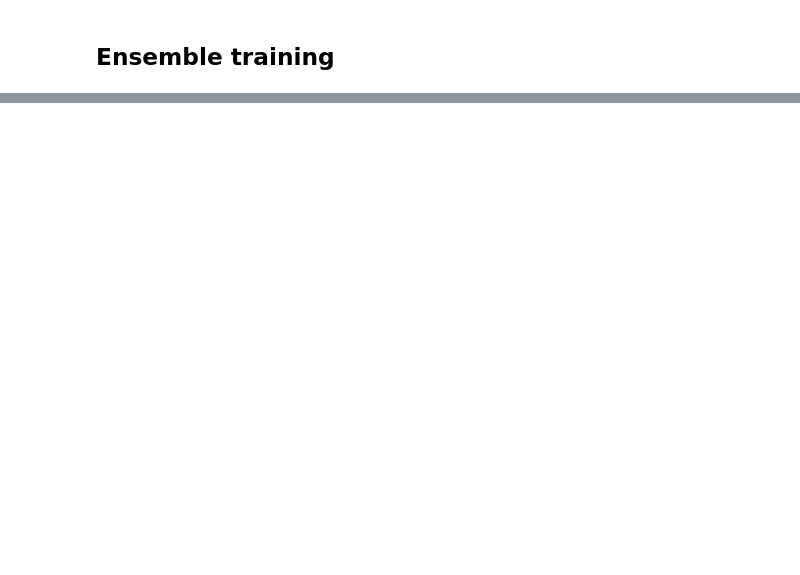
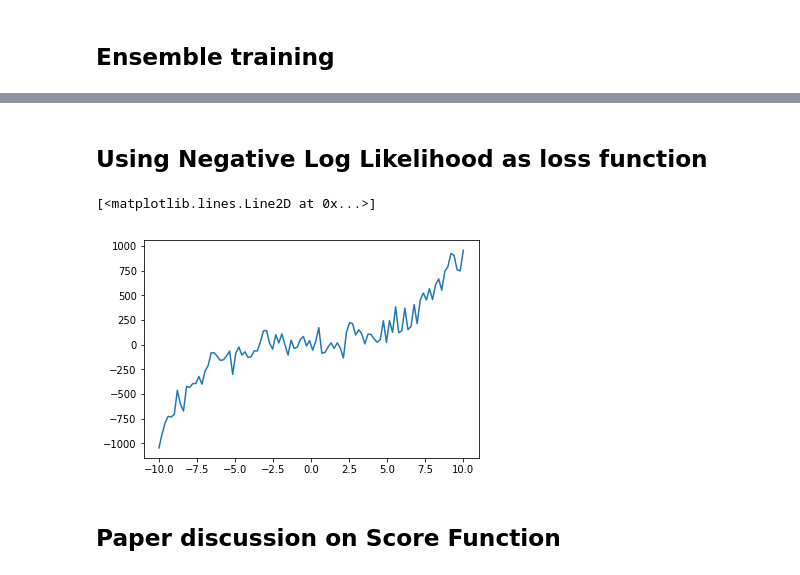
Before and after one commit to rsilveira79/bayesian_notebooks, a Jupyter notebook: uncertainty_notebooks/deep_ensembles_uncertainty.ipynb, the cells around one changed output, grey strips where cells are left out. Saved outputs shown, nothing was run; the diff lists cells and outputs as text; code cells hidden in the pictures; blank space fills up the shorter version.

```diff
--- a/uncertainty_notebooks/deep_ensembles_uncertainty.ipynb
+++ b/uncertainty_notebooks/deep_ensembles_uncertainty.ipynb
@@ -259,0 +252,21 @@ plt.show()
+# %% [markdown]
+## Using Negative Log Likelihood as loss function
+# %%
+import torch
+import torch.nn.functional as Func
+import pandas as pd
+import numpy as np
+import torch.optim as optim
+from torch.autograd import Variable
+import tensorflow as tf
+import matplotlib.pyplot as plt
+%matplotlib inline
+
+X = np.expand_dims(np.linspace(-10, 10, num=100, dtype=np.float32), -1)
+x = torch.from_numpy(X)
+noise = x.new_tensor(np.ones(x.size())).normal_(mean = 20, std = 100)
+y = x**3 + noise
+plt.plot(x.data.numpy(), y.data.numpy())
+# %% [output]
+[<matplotlib.lines.Line2D at 0x...>]
+[figure, added]
@@ -259,0 +293,2 @@ plt.show()
+# %% [markdown]
+## Paper discussion on Score Function
```
Also changed, not shown: parts of 34 cells of this notebook.
